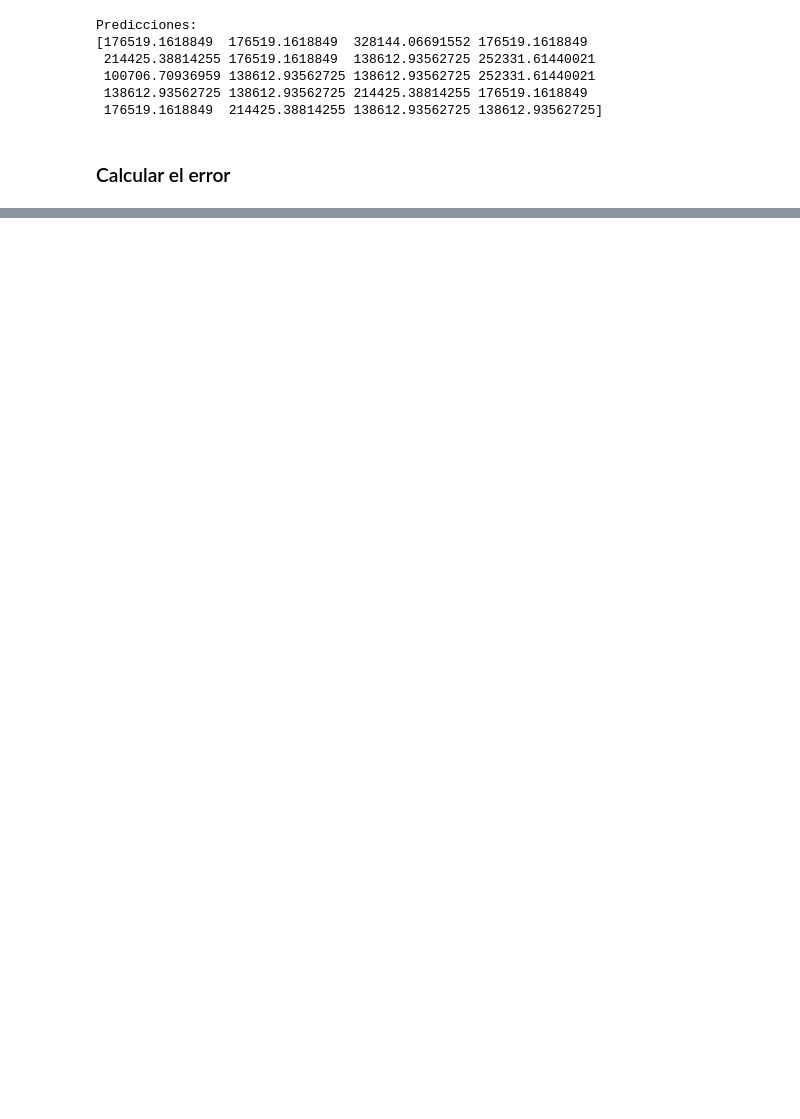
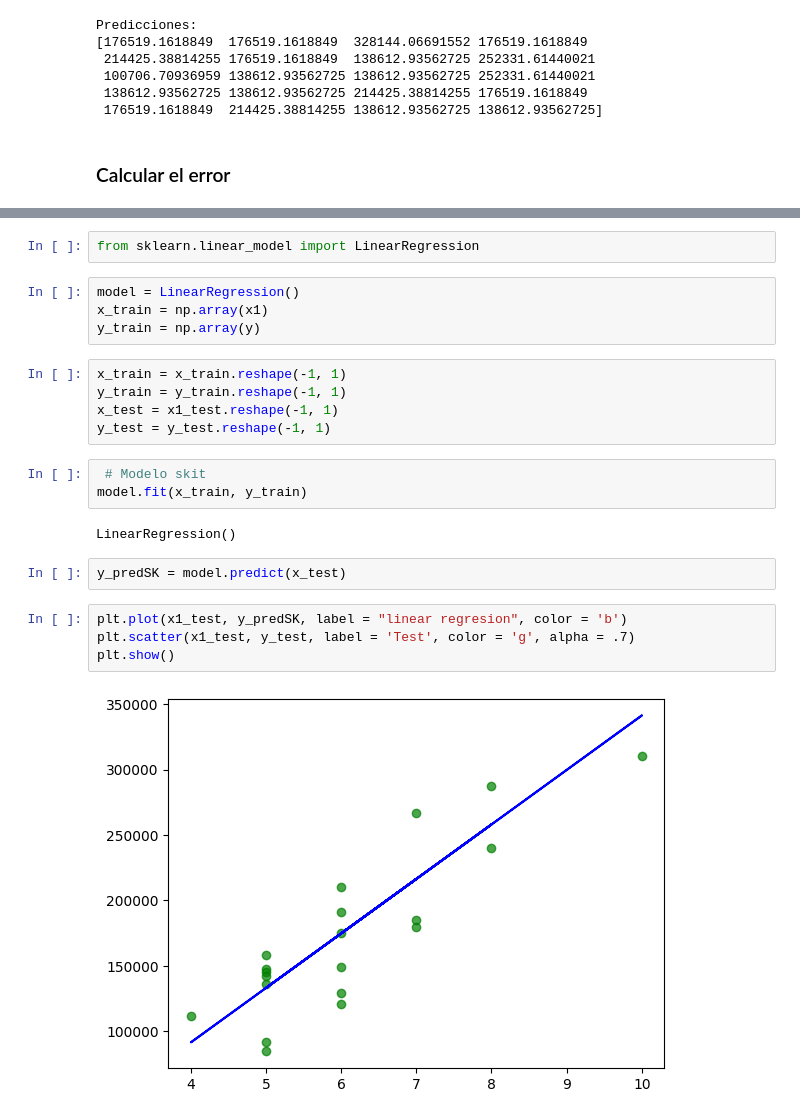
Before and after one commit to borisfloresDS/proyecto1, a Jupyter notebook: proyecto1_ds.ipynb, the cells around one changed output, grey strips where cells are left out. Drawn from its saved outputs; the diff is of its cells as text; blank space fills up the shorter version.

```diff
--- a/proyecto1_ds.ipynb
+++ b/proyecto1_ds.ipynb
@@ -286,0 +324,24 @@ SyntaxError: invalid syntax (3270495366.py, line 3)
+# %%
+from sklearn.linear_model import LinearRegression
+# %%
+model = LinearRegression()
+x_train = np.array(x1)
+y_train = np.array(y)
+# %%
+x_train = x_train.reshape(-1, 1)
+y_train = y_train.reshape(-1, 1)
+x_test = x1_test.reshape(-1, 1)
+y_test = y_test.reshape(-1, 1)
+# %%
+ # Modelo skit
+model.fit(x_train, y_train)
+# %% [output]
+LinearRegression()
+# %%
+y_predSK = model.predict(x_test)
+# %%
+plt.plot(x1_test, y_predSK, label = "linear regresion", color = 'b')
+plt.scatter(x1_test, y_test, label = 'Test', color = 'g', alpha = .7)
+plt.show()
+# %% [output]
+[figure, added]
```
Also changed, not shown: parts of 18 cells of this notebook.
